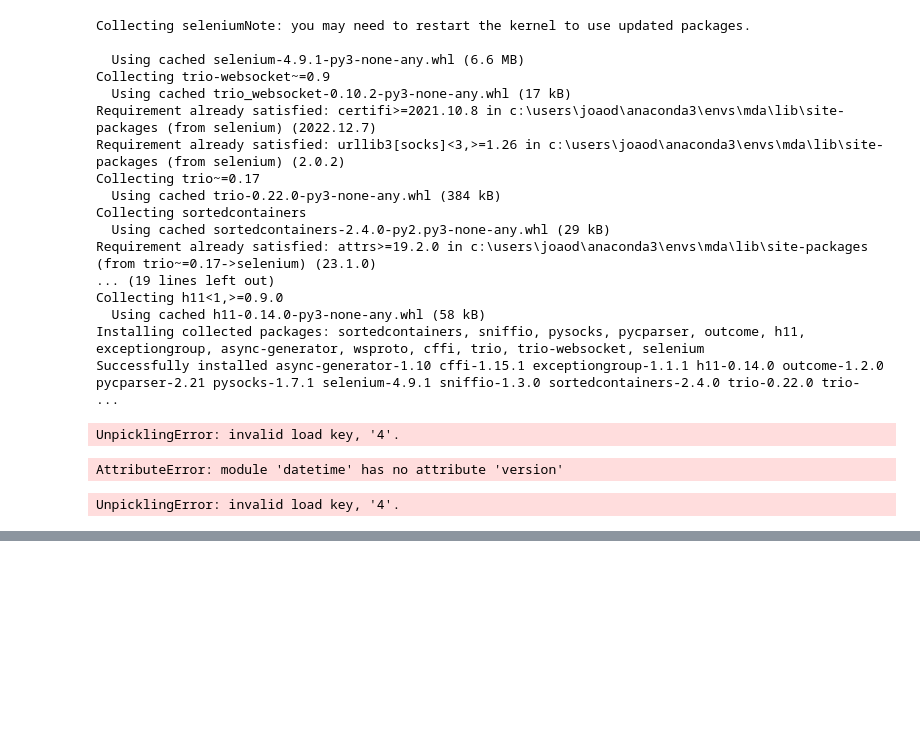
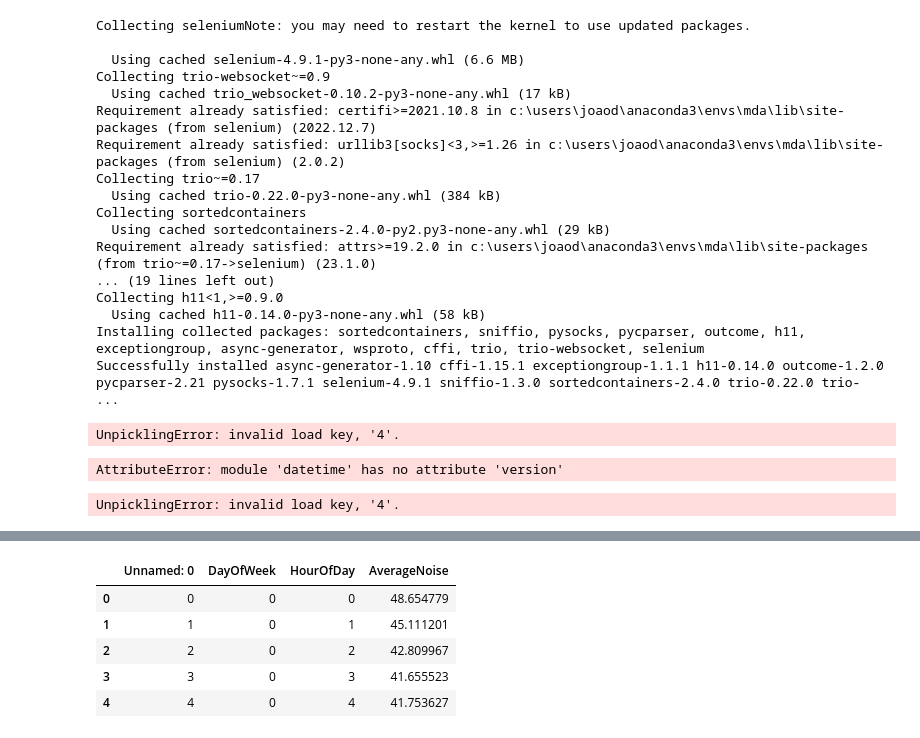
Before and after one commit to joaodpcm/MDA, a Jupyter notebook: noise_avarage.ipynb, the cells around one changed output, grey strips where cells are left out. Cells and saved outputs as stored; diff of their text form; code cells hidden in the pictures; blank space fills up the shorter version.

Commit message:
up app, noise... trial

```diff
--- a/noise_avarage.ipynb
+++ b/noise_avarage.ipynb
@@ -224,0 +306,38 @@ st.markdown('This graph shows the absolute levels of noise expected for the next
+# %%
+#importing avarage of the noise
+
+url_hourly_avg = 'https://raw.githubusercontent.com/joaodpcm/MDA/master/hourly_acg_noise.csv'
+
+df_hourly_avg=pd.read_csv(url_hourly_avg)
+
+# Retrieve the current date and time
+current_time = datetime.now()
+
+# # Create a range of dates and times for the next 48 hours
+# time_range = pd.date_range(start=current_time, periods=48, freq='H')
+# # Filter the dataset for the next 48 hours
+# filtered_data = df_hourly_avg[
+#     (df_hourly_avg['DayOfWeek'] == current_time.weekday()) &
+#     (df_hourly_avg['HourOfDay'].isin(time_range.hour))
+# ]
+
+
+# Create a range of dates and times for the next 48 hours
+time_range = [current_time + timedelta(hours=x) for x in range(48)]
+time_range_df = pd.DataFrame()
+time_range_df['time'] = time_range
+time_range_df['avg'] = np.zeros(48)
+for i in range(len(time_range)):
+    time_range_df.loc[i, 'avg'] = df_hourly_avg[
+    (df_hourly_avg['DayOfWeek'] == time_range_df.loc[i, 'time'].dayofweek) &
+    (df_hourly_avg['HourOfDay'] == time_range_df.loc[i, 'time'].hour)
+].AverageNoise.values[0]
+# %%
+df_hourly_avg.head()
+# %% [output]
+|  | Unnamed: 0 | DayOfWeek | HourOfDay | AverageNoise |
+| 0 | 0 | 0 | 0 | 48.654779 |
+| 1 | 1 | 0 | 1 | 45.111201 |
+| 2 | 2 | 0 | 2 | 42.809967 |
+| 3 | 3 | 0 | 3 | 41.655523 |
+| 4 | 4 | 0 | 4 | 41.753627 |
```
Also changed, not shown: parts of 15 cells of this notebook, 1 other file.
